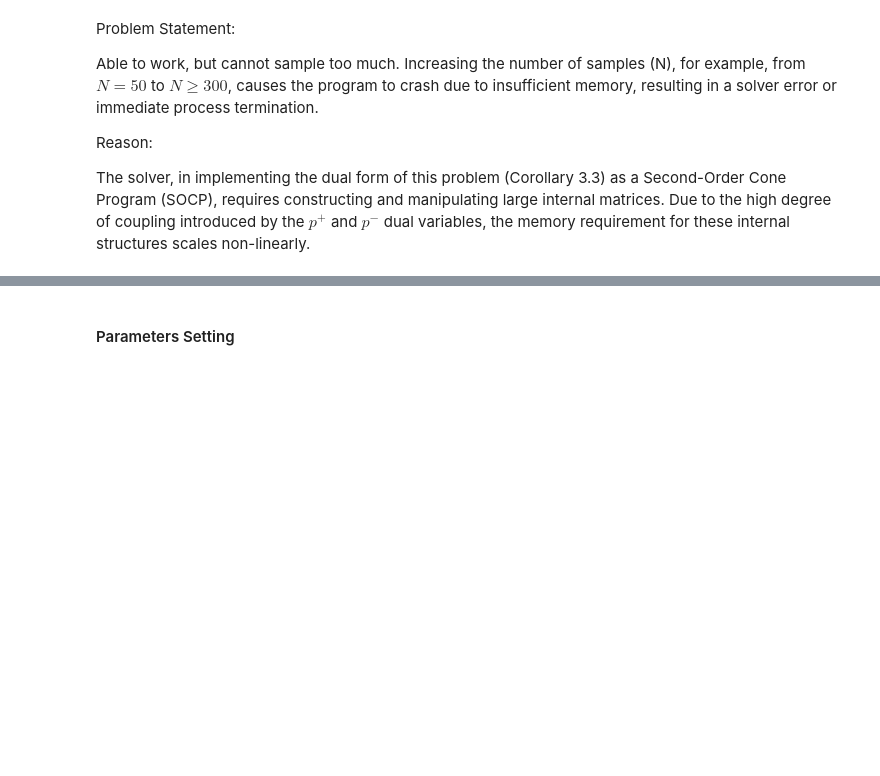
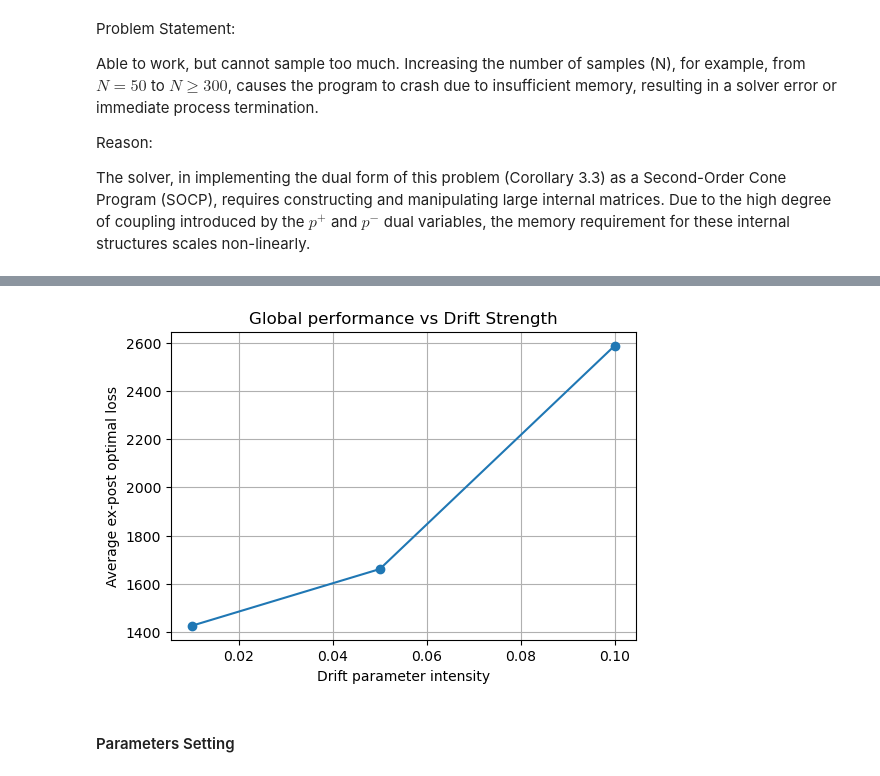
Before and after one commit to ujicrush/SP2, a Jupyter notebook: corollary problem.ipynb, the cells around one changed output, grey strips where cells are left out. Drawn from its saved outputs; the diff is of its cells as text; code cells hidden in the pictures; blank space fills up the shorter version.

```diff
--- a/corollary problem.ipynb
+++ b/corollary problem.ipynb
@@ -12,0 +279,21 @@ import matplotlib.pyplot as plt
+# %%
+rho_list = [0.1, 0.5, 1.0]
+decay_list = [0.8, 0.9, 0.95]
+
+drift_param_list = [0.01, 0.05, 0.1]
+avg_results_all = {}
+
+for dp in drift_param_list:
+    print(f"Running simulations for drift parameter {dp}...")
+    avg_loss = run_multiple_simulations(
+        num_runs=5,
+        drift_scale_mu=dp,
+        drift_scale_cov=dp,
+        drift_scale_w=dp,
+        rho_list=rho_list,
+        decay_list=decay_list,
+        epsilon=8000.0,
+        SAMPLES_PER_T=10
+    )
+    avg_results_all[dp] = avg_loss
+    print(f"Drift={dp:.3f}, avg ex-post loss={avg_loss:.2f}")
@@ -13,3 +318,13 @@ import matplotlib.pyplot as plt
+# %%
+plt.figure(figsize=(6,4))
+plt.plot(list(avg_results_all.keys()), list(avg_results_all.values()), marker='o')
+plt.xlabel("Drift parameter intensity")
+plt.ylabel("Average ex-post optimal loss")
+plt.title("Global performance vs Drift Strength")
+plt.grid(True)
+plt.show()
+# %% [output]
+[figure, added]
 # %% [markdown]
 #### Parameters Setting
 # %%
```
Also changed, not shown: parts of 12 cells of this notebook.
